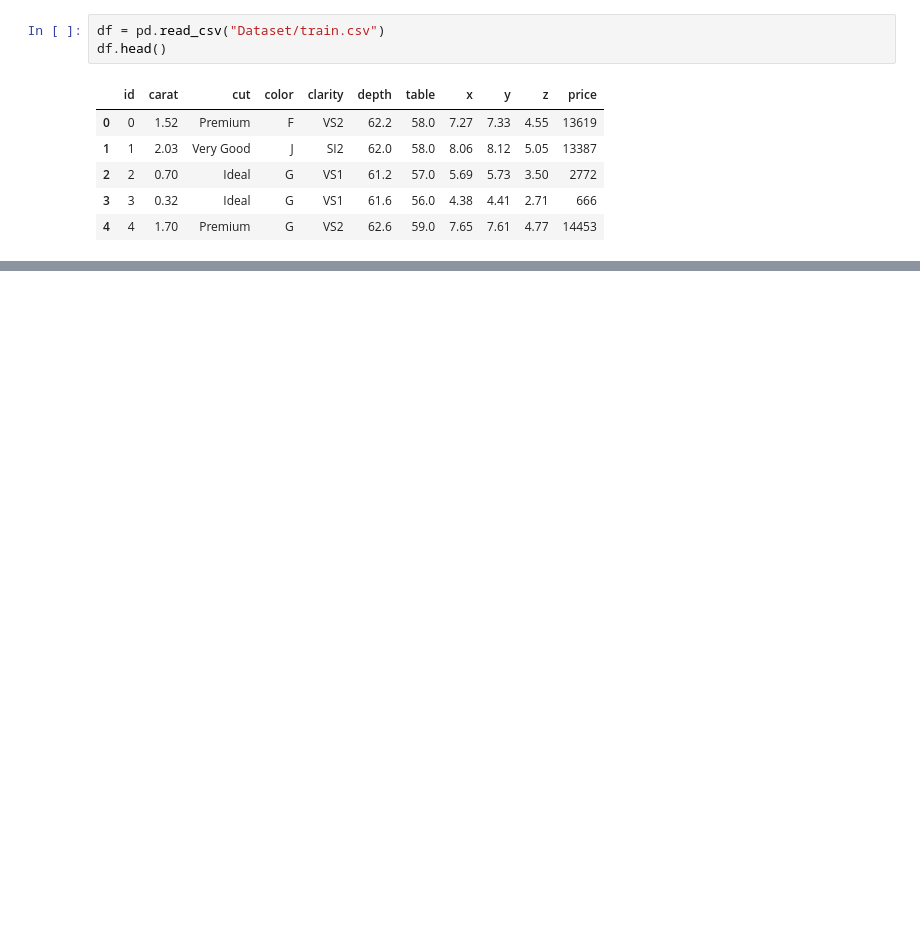
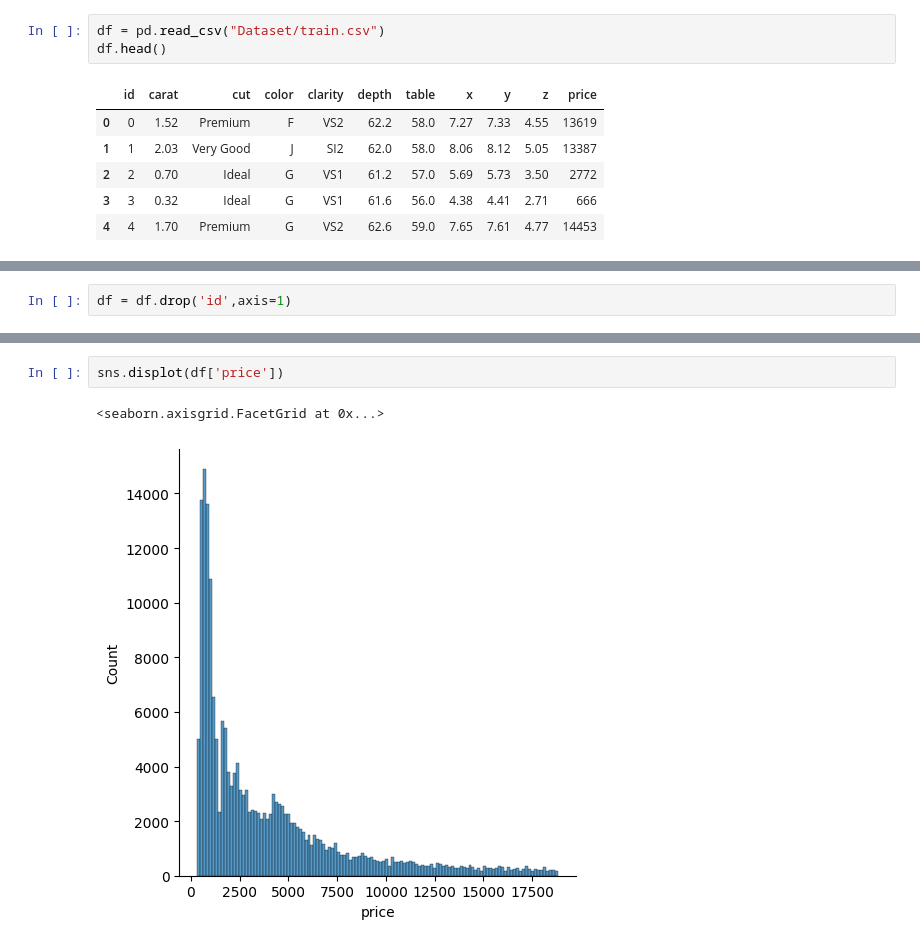
Before and after one commit to 45-Hrishi/End-to-End-Gemstone-Price-Prediction-Application, a Jupyter notebook: research/experiments.ipynb, the cells around one changed output, grey strips where cells are left out. Cells and saved outputs as stored; diff of their text form; blank space fills up the shorter version.

```diff
--- a/research/experiments.ipynb
+++ b/research/experiments.ipynb
@@ -12,0 +109,2 @@ df.head()
+# %%
+df = df.drop('id',axis=1)
@@ -12,0 +187,5 @@ df.head()
+# %%
+sns.displot(df['price'])
+# %% [output]
+<seaborn.axisgrid.FacetGrid at 0x...>
+[figure, added]
```
Also changed, not shown: parts of 25 cells of this notebook, 1 other file.
